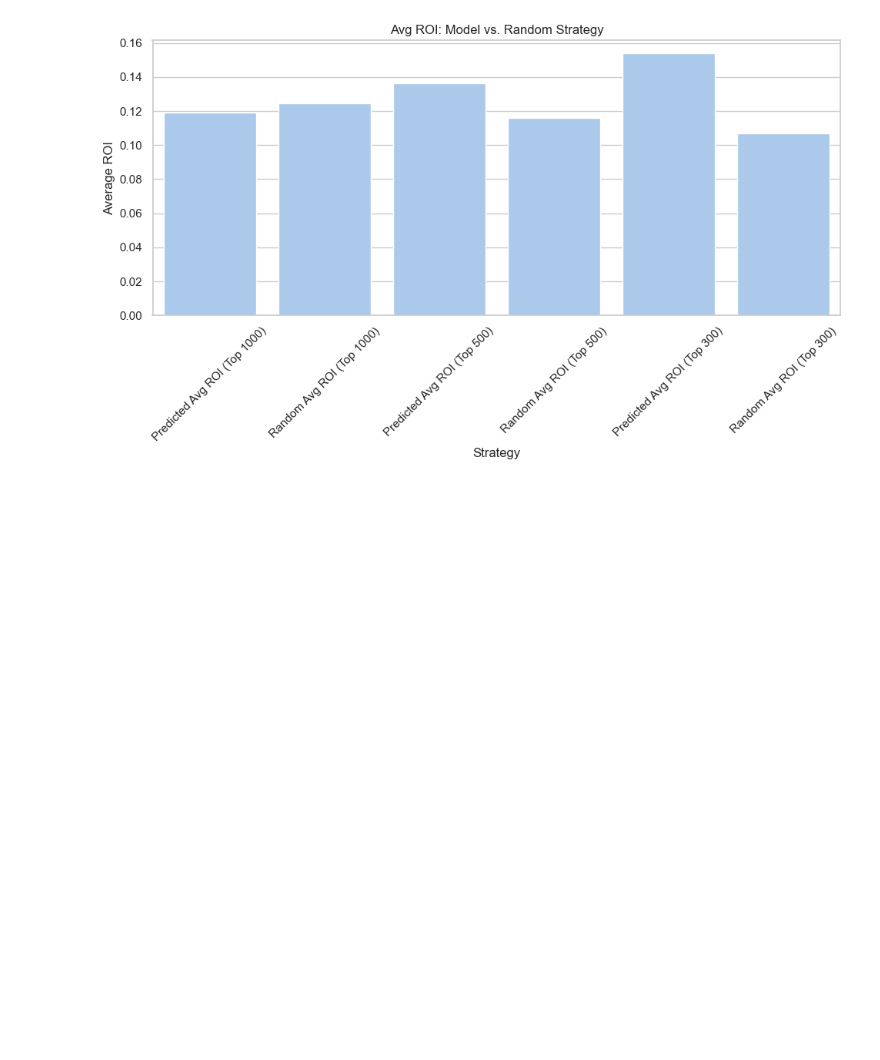
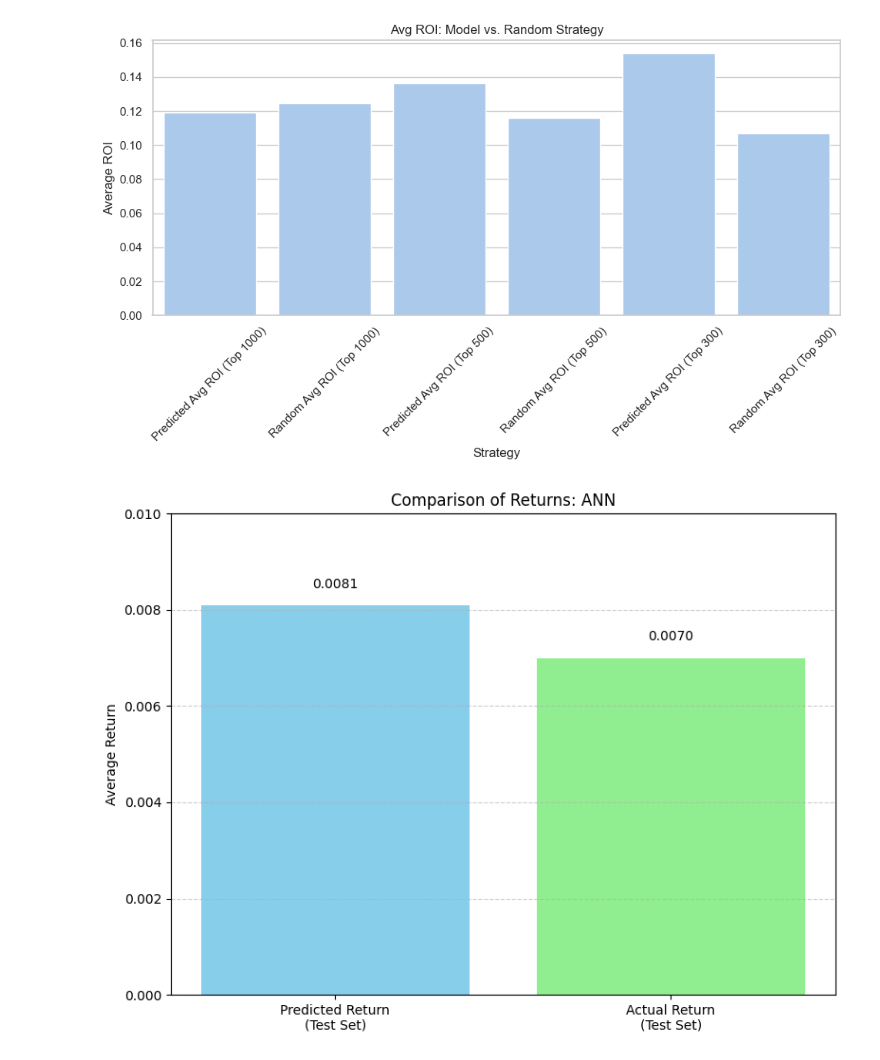
Before and after one commit to imanzaf/ifte0002-coursework, a Jupyter notebook: ANN_trial3.ipynb, the cells around one changed output. Drawn from its saved outputs; the diff is of its cells as text; code cells hidden in the pictures; blank space fills up the shorter version.

Commit message:
Updated with visualizations

```diff
--- a/ANN_trial3.ipynb
+++ b/ANN_trial3.ipynb
@@ -543,3 +543,29 @@ plt.show()
 |  500 |            0.136371 |           0.116  |
 |  300 |            0.153812 |           0.107  |
 [figure]
+# %%
+import matplotlib.pyplot as plt
+
+# Labels and values
+labels = ['Predicted Return\n(Test Set)', 'Actual Return\n(Test Set)']
+values = [0.0081, 0.0070]
+
+# Plotting
+plt.figure(figsize=(8, 6))
+bars = plt.bar(labels, values, color=['skyblue', 'lightgreen'])
+
+# Add value labels on top of each bar
+for bar in bars:
+    yval = bar.get_height()
+    plt.text(bar.get_x() + bar.get_width()/2, yval + 0.0003, f"{yval:.4f}", ha='center', va='bottom', fontsize=10)
+
+# Add chart details
+plt.ylabel('Average Return')
+plt.title('Comparison of Returns: ANN')
+plt.ylim(0, 0.01)  # Adjust this if needed to better fit your data
+
+plt.grid(axis='y', linestyle='--', alpha=0.6)
+plt.tight_layout()
+plt.show()
+# %% [output]
+[figure, added]
```
Also changed, not shown: parts of 2 cells of this notebook.
